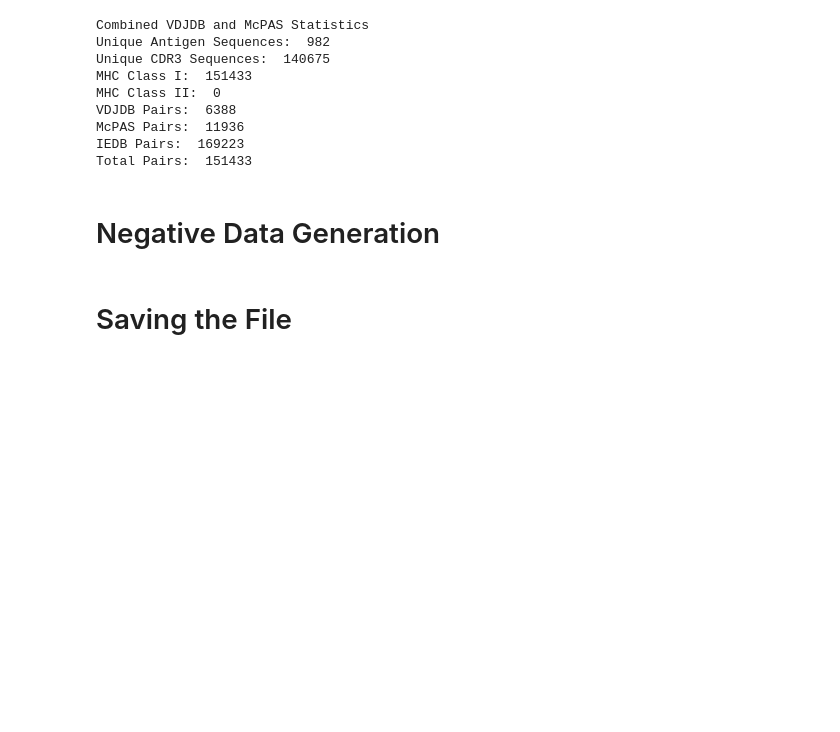
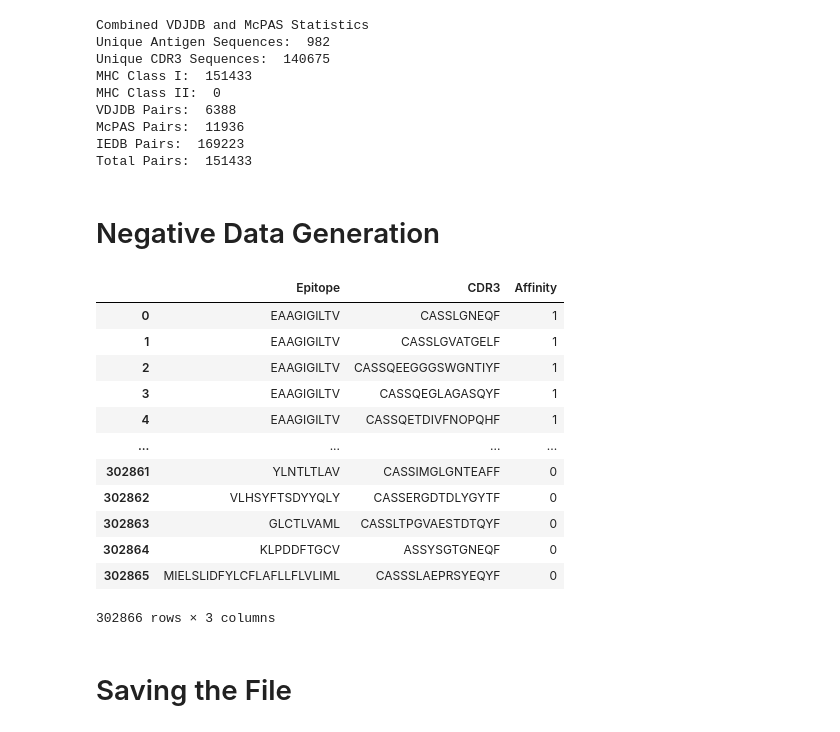
Before and after one commit to Lee-CBG/ATM-TCR, a Jupyter notebook: data/data_analytics.ipynb, the cells around one changed output. Saved outputs shown, nothing was run; the diff lists cells and outputs as text; code cells hidden in the pictures; blank space fills up the shorter version.

Commit message:
New Negative Data Generation Strategy

```diff
--- a/data/data_analytics.ipynb
+++ b/data/data_analytics.ipynb
@@ -416,35 +416,51 @@ Total Pairs:  151433
 # %%
 def random_recombination(df, epitope_dist, tcr_dist, ratio):
     total_pairs = len(df)
-    negative_data_to_make = round(ratio * total_pairs)
     unique_epitopes = df['Epitope'].unique()
     unique_tcrs = df['CDR3'].unique()
     conversion_df = df[['Epitope', 'CDR3']]
     positive_pairs = set([tuple(x) for x in conversion_df.to_numpy()])
 
     # We want to weight the epitope choice by frequency in data
     epitope_freq_array = [epitope_dist[peptide] / len(df) for peptide in unique_epitopes]
     tcr_freq_array = [tcr_dist[tcr] / len(df) for tcr in unique_tcrs]
 
     neg_pairs = set()
-    while len(neg_pairs) < negative_data_to_make:
-        pep = np.random.choice(unique_epitopes, p=epitope_freq_array)
-        tcr = np.random.choice(unique_tcrs, p=tcr_freq_array)
-        pair = (pep, tcr)
-        if pair not in positive_pairs and pair not in neg_pairs:
-            neg_pairs.add(pair)
+    for pep in unique_epitopes:
+        i = 0
+        pairs_to_generate = round(epitope_dist[pep] * ratio)
+        while i < pairs_to_generate:
+            tcr = np.random.choice(unique_tcrs, p=tcr_freq_array)
+            pair = (pep, tcr)
+            if pair not in positive_pairs and pair not in neg_pairs:
+                neg_pairs.add(pair)
+                i += 1
 
     negative_data = pd.DataFrame(neg_pairs, columns = ['Epitope', 'CDR3'])
     negative_data = negative_data.assign(Affinity=0)
     return negative_data
 
 # Ratio of negative to positive data
 ratio = 1
 negative_data = random_recombination(combined_sequences, epitope_distribution, tcr_distribution, ratio)
 negative_data
 full_data = pd.concat([combined_sequences, negative_data])
 full_data = full_data.reset_index(drop=True)
 full_data
+# %% [output]
+|  | Epitope | CDR3 | Affinity |
+| 0 | EAAGIGILTV | CASSLGNEQF | 1 |
+| 1 | EAAGIGILTV | CASSLGVATGELF | 1 |
+| 2 | EAAGIGILTV | CASSQEEGGGSWGNTIYF | 1 |
+| 3 | EAAGIGILTV | CASSQEGLAGASQYF | 1 |
+| 4 | EAAGIGILTV | CASSQETDIVFNOPQHF | 1 |
+| ... | ... | ... | ... |
+| 302861 | YLNTLTLAV | CASSIMGLGNTEAFF | 0 |
+| 302862 | VLHSYFTSDYYQLY | CASSERGDTDLYGYTF | 0 |
+| 302863 | GLCTLVAML | CASSLTPGVAESTDTQYF | 0 |
+| 302864 | KLPDDFTGCV | ASSYSGTGNEQF | 0 |
+| 302865 | MIELSLIDFYLCFLAFLLFLVLIML | CASSSLAEPRSYEQYF | 0 |
+302866 rows × 3 columns
 # %% [markdown]
 # Saving the File
 # %%
```
